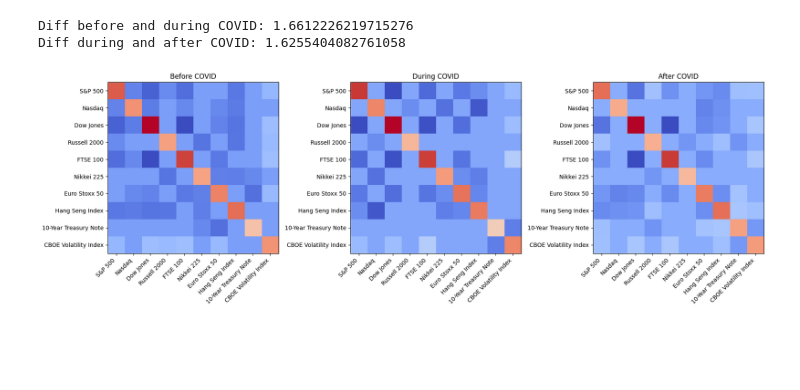
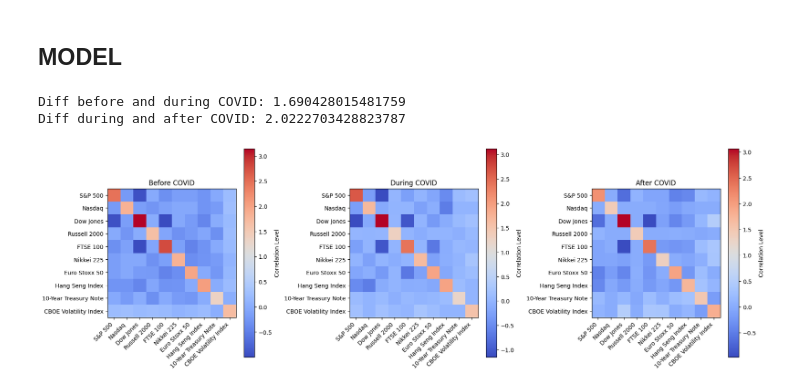
Before and after one commit to MatteoL01/TVGL, a Jupyter notebook: GLasso.ipynb, the cells around one changed output. Saved outputs shown, nothing was run; the diff lists cells and outputs as text; code cells hidden in the pictures; blank space fills up the shorter version.

```diff
--- a/GLasso.ipynb
+++ b/GLasso.ipynb
@@ -55,77 +81,76 @@ plt.show()
+# %% [markdown]
+## MODEL
 # %%
-# Supponiamo che tu abbia una lista con i nomi degli indici (sostituisci con i nomi reali)
-index_names = ['S&P 500', 'Nasdaq', 'Dow Jones', 'Russell 2000', 'FTSE 100', 'Nikkei 225', 'Euro Stoxx 50', 'Hang Seng Index', '10-Year Treasury Note', 'CBOE Volatility Index']
-
+# Load the data
 data = data_combined.values
 
-# Definisci i periodi (prima, durante e dopo il Covid)
-before_covid = data[:int(len(data)*0.4)]  # 40% prima del Covid
-during_covid = data[int(len(data)*0.4):int(len(data)*0.8)]  # 40% durante il Covid
-after_covid = data[int(len(data)*0.8):]  # 20% dopo il Covid
+# Assume you have a list with the names of the indices
+index_names = ['S&P 500', 'Nasdaq', 'Dow Jones', 'Russell 2000', 'FTSE 100', 'Nikkei 225',
+               'Euro Stoxx 50', 'Hang Seng Index', '10-Year Treasury Note', 'CBOE Volatility Index']
 
-# Imposta i parametri per TVGL
-alpha = 7
-beta = 3
+# Define the periods (before, during, and after COVID)
+before_covid = data[:int(len(data)*0.4)]  # 40% before COVID
+during_covid = data[int(len(data)*0.4):int(len(data)*0.8)]  # 40% during COVID
+after_covid = data[int(len(data)*0.8):]  # 20% after COVID
+
+# Set the parameters for TVGL
+alpha = 10
+beta = 10
 penalty_type = "L2"
 slice_size = 50
 
-# Crea il modello TVGL
+# Create the TVGL model
 model_before = tvgl.TVGL(alpha, beta, penalty_type, slice_size)
 model_during = tvgl.TVGL(alpha, beta, penalty_type, slice_size)
 model_after = tvgl.TVGL(alpha, beta, penalty_type, slice_size)
 
-# Allena i modelli sui rispettivi dati
+# Train the models on their respective data
 model_before.fit(before_covid)
 model_during.fit(during_covid)
 model_after.fit(after_covid)
 
-# Confronta le matrici di precisione tra i periodi
+# Compare the precision matrices across periods
 precision_before = model_before.precision_set
 precision_during = model_during.precision_set
 precision_after = model_after.precision_set
 
-# Calcola la differenza tra le matrici di precisione
+# Compute the difference between precision matrices
 def frobenius_norm(A, B):
     return np.linalg.norm(A - B, 'fro')
 
-# Esegui il calcolo della norma Frobenius per ogni periodo
+# Calculate the Frobenius norm difference for each period
 diff_before_during = frobenius_norm(precision_before[-1], precision_during[-1])
 diff_during_after = frobenius_norm(precision_during[-1], precision_after[-1])
 
 print(f"Diff before and during COVID: {diff_before_during}")
 print(f"Diff during and after COVID: {diff_during_after}")
 
-# Imposta la tolleranza per i valori deboli
-tolerance = 0.15  # Puoi cambiare questa tolleranza
-
-# Funzione per applicare la tolleranza alla matrice di precisione
-def apply_tolerance(matrix, tolerance):
-    matrix = np.array(matrix)
-    matrix[np.abs(matrix) < tolerance] = 0
-    return matrix
-
-# Visualizza i grafici per ciascun periodo
+# Visualize the graphs for each period
 fig, axes = plt.subplots(1, 3, figsize=(18, 6))
 
-# Funzione per plot grafico
+# Function to plot the graph
 def plot_graph(matrix, ax, title):
-    ax.imshow(matrix, cmap='coolwarm', interpolation='nearest')
+    cax = ax.imshow(matrix, cmap='coolwarm', interpolation='nearest')
     ax.set_title(title)
     ax.set_xticks(range(len(matrix)))
     ax.set_yticks(range(len(matrix)))
 
-    # Usa i nomi degli indici come etichette sugli assi
+    # Use index names as labels on the axes
     ax.set_xticklabels(index_names, rotation=45, ha="right")
     ax.set_yticklabels(index_names)
 
-# Applica la tolleranza alle matrici di precisione e plottale
-plot_graph(apply_tolerance(precision_before[-1], tolerance), axes[0], "Before COVID")
-plot_graph(apply_tolerance(precision_during[-1], tolerance), axes[1], "During COVID")
-plot_graph(apply_tolerance(precision_after[-1], tolerance), axes[2], "After COVID")
+    # Add a colorbar to explain the color scale
+    cbar = plt.colorbar(cax, ax=ax)
+    cbar.set_label('Correlation Level')
+
+# Plot the precision matrix for the three periods
+plot_graph(precision_before[-1], axes[0], "Before COVID")
+plot_graph(precision_during[-1], axes[1], "During COVID")
+plot_graph(precision_after[-1], axes[2], "After COVID")
 
 plt.tight_layout()
 plt.show()
 # %% [output]
-Diff before and during COVID: 1.6612226219715276
-Diff during and after COVID: 1.6255404082761058
+Diff before and during COVID: 1.690428015481759
+Diff during and after COVID: 2.0222703428823787
-[figure, old version]
+[figure, new version]
```
Also changed, not shown: parts of 15 cells of this notebook.
